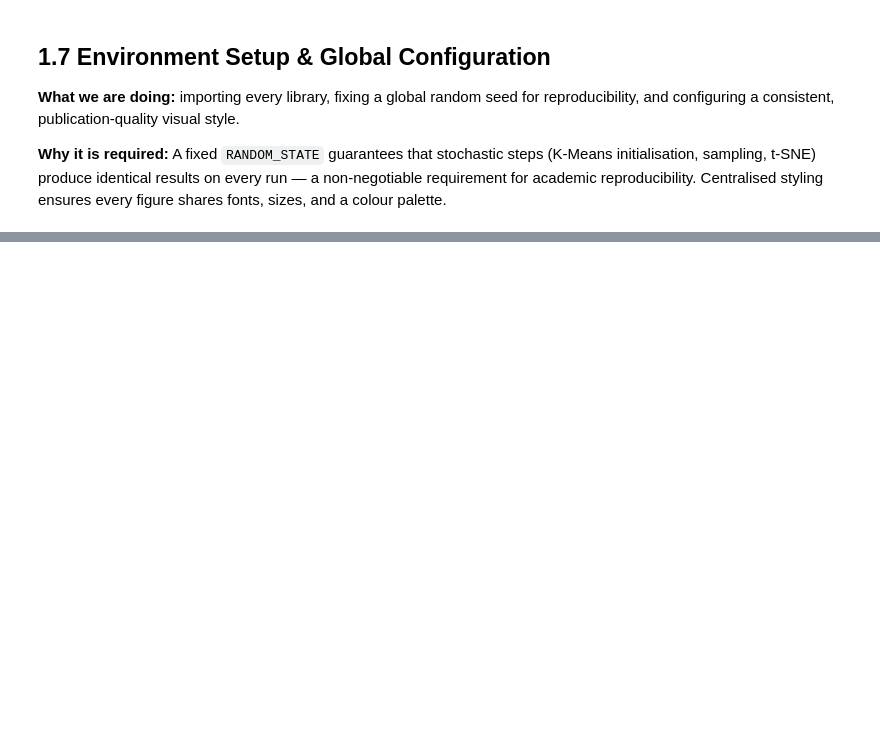
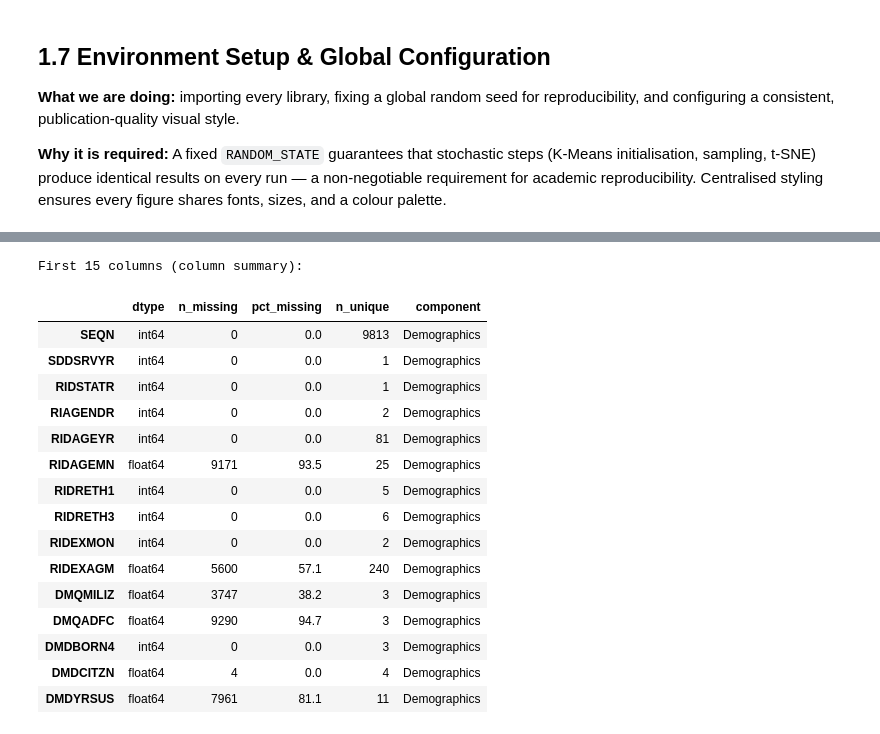
Before and after one commit to Syed-Irfan-1165/Patient-Segmentation-using-Unsupervised-Machine-Learning, a Jupyter notebook: notebooks/NHANES_Patient_Segmentation_PROGRESS.ipynb, the cells around one changed output, grey strips where cells are left out. Cells and saved outputs as stored; diff of their text form; code cells hidden in the pictures; blank space fills up the shorter version.

```diff
--- a/notebooks/NHANES_Patient_Segmentation_PROGRESS.ipynb
+++ b/notebooks/NHANES_Patient_Segmentation_PROGRESS.ipynb
@@ -199,0 +308,29 @@ Figures -> images/ | models -> models/ | logs -> logs/run.log
+# %%
+# ---- Column-level summary table: dtype, #missing, %missing, #unique ----
+summary = pd.DataFrame({
+    'dtype'      : raw.dtypes.astype(str),
+    'n_missing'  : raw.isna().sum(),
+    'pct_missing': (raw.isna().mean() * 100).round(1),
+    'n_unique'   : raw.nunique(),
+})
+summary['component'] = [VAR_COMP.get(c, 'Uncategorised') for c in summary.index]
+print('First 15 columns (column summary):')
+summary.head(15)
+# %% [output]
+First 15 columns (column summary):
+|  | dtype | n_missing | pct_missing | n_unique | component |
+| SEQN | int64 | 0 | 0.0 | 9813 | Demographics |
+| SDDSRVYR | int64 | 0 | 0.0 | 1 | Demographics |
+| RIDSTATR | int64 | 0 | 0.0 | 1 | Demographics |
+| RIAGENDR | int64 | 0 | 0.0 | 2 | Demographics |
+| RIDAGEYR | int64 | 0 | 0.0 | 81 | Demographics |
+| RIDAGEMN | float64 | 9171 | 93.5 | 25 | Demographics |
+| RIDRETH1 | int64 | 0 | 0.0 | 5 | Demographics |
+| RIDRETH3 | int64 | 0 | 0.0 | 6 | Demographics |
+| RIDEXMON | int64 | 0 | 0.0 | 2 | Demographics |
+| RIDEXAGM | float64 | 5600 | 57.1 | 240 | Demographics |
+| DMQMILIZ | float64 | 3747 | 38.2 | 3 | Demographics |
+| DMQADFC | float64 | 9290 | 94.7 | 3 | Demographics |
+| DMDBORN4 | int64 | 0 | 0.0 | 3 | Demographics |
+| DMDCITZN | float64 | 4 | 0.0 | 4 | Demographics |
+| DMDYRSUS | float64 | 7961 | 81.1 | 11 | Demographics |
```
Also changed, not shown: parts of 8 cells of this notebook.
